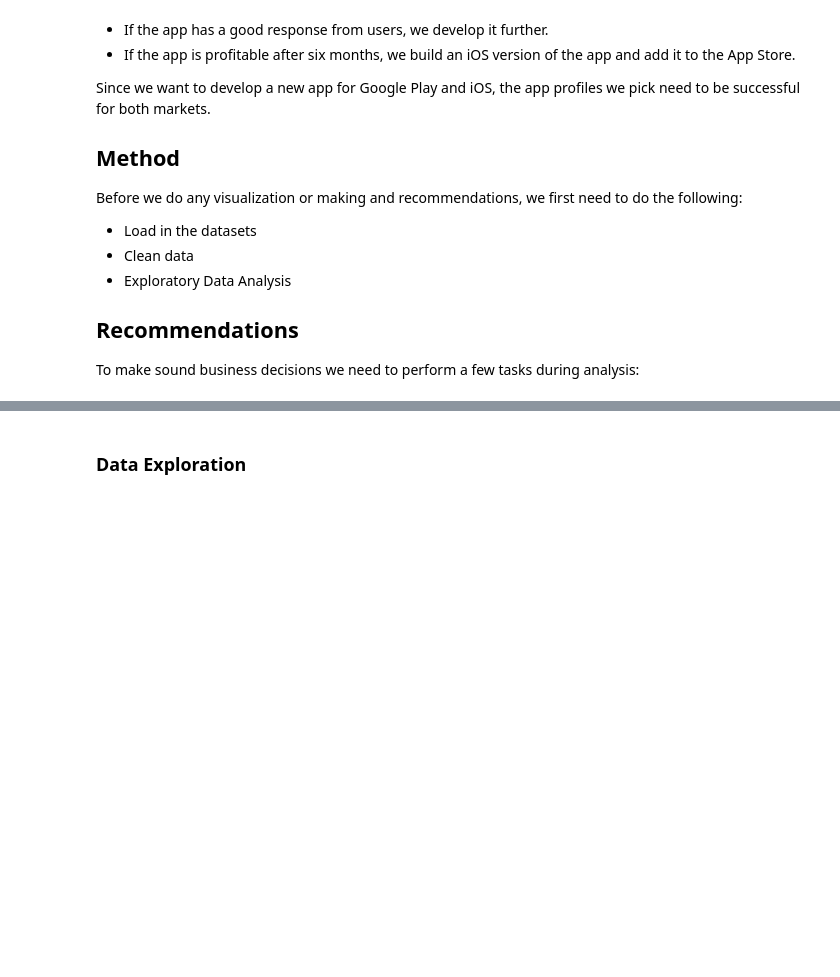
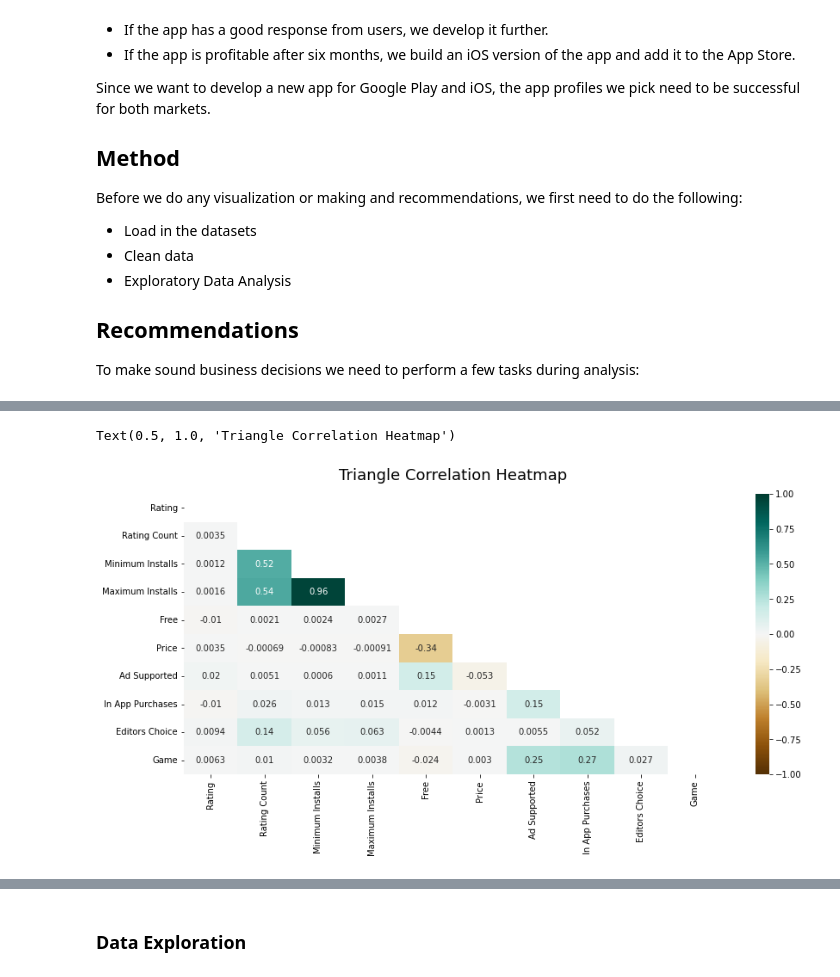
Before and after one commit to paul-trood/Portfolio-Mobile_app_recommendations, a Jupyter notebook: app_profile.ipynb, the cells around one changed output, grey strips where cells are left out. Saved outputs shown, nothing was run; the diff lists cells and outputs as text; code cells hidden in the pictures; blank space fills up the shorter version.

```diff
--- a/app_profile.ipynb
+++ b/app_profile.ipynb
@@ -52,3 +47,11 @@ csv.head()
+# %%
+plt.figure(figsize=(14, 6))
+mask = np.triu(np.ones_like(csv.corr(), dtype=bool))
+heatmap = sns.heatmap(csv.corr(), mask=mask, vmin=-1, vmax=1, annot=True, cmap='BrBG')
+heatmap.set_title('Triangle Correlation Heatmap', fontdict={'fontsize':18}, pad=16)
+# %% [output]
+Text(0.5, 1.0, 'Triangle Correlation Heatmap')
+[figure, added]
 # %% [markdown]
 ### Column information
 The cleaned dataset does not contain missing data, and I removed several irrelevant columns that would not help our analysis.
```
Also changed, not shown: parts of 26 cells of this notebook.
